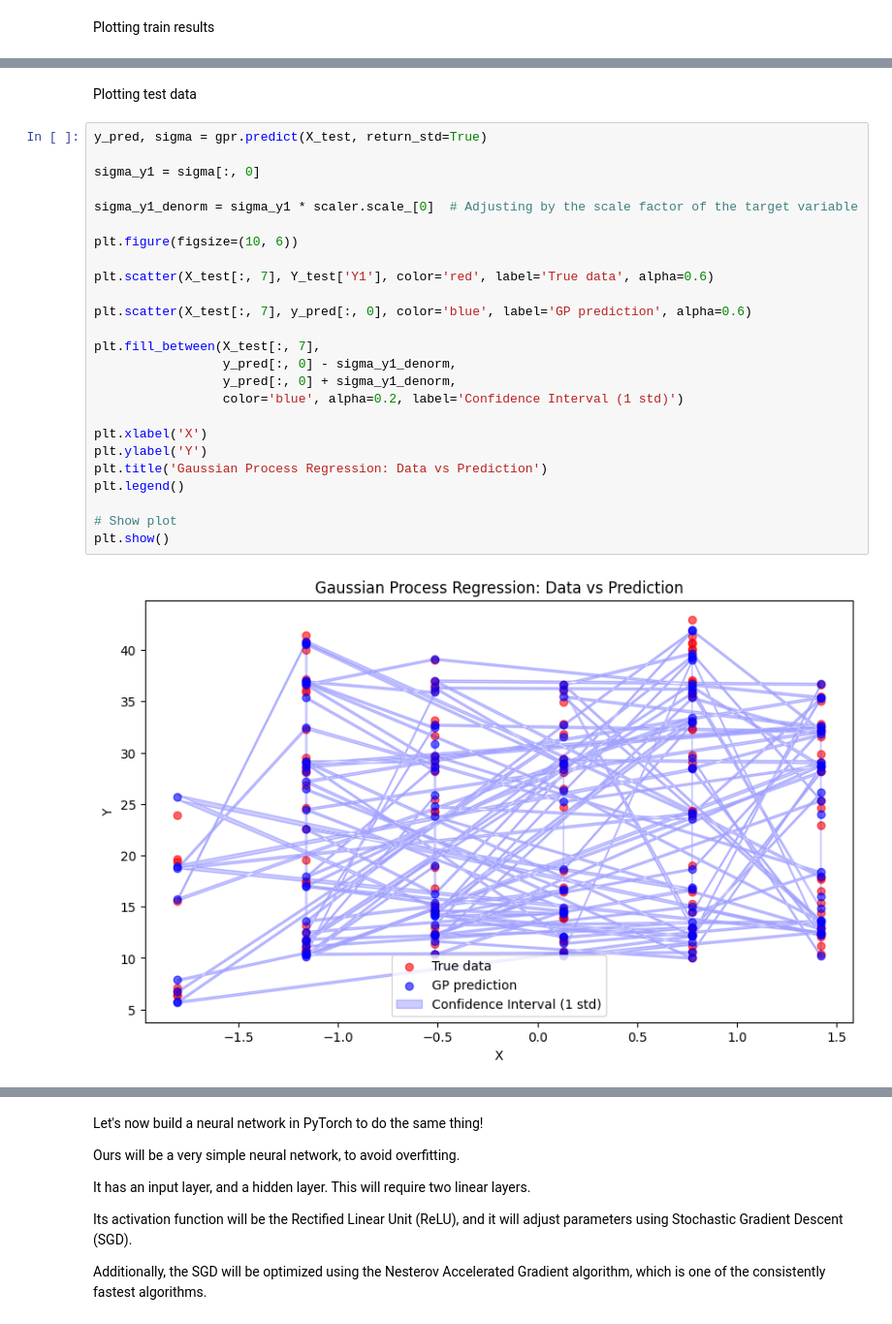
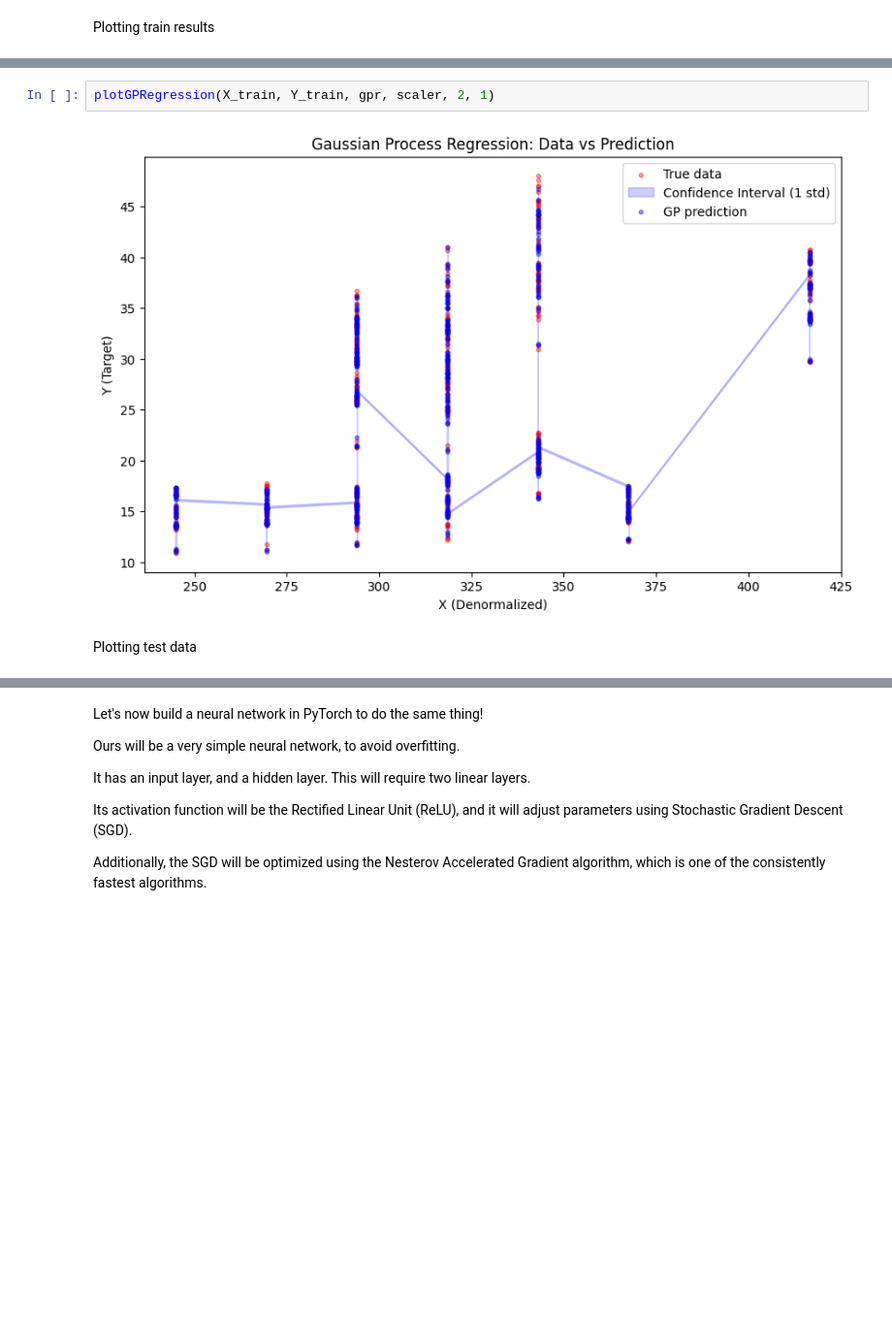
Before and after one commit to WilliamZhang20/Power-Predictor, a Jupyter notebook: GP_Power_Prediction.ipynb, the cells around one changed output, grey strips where cells are left out. Shown at 97% size. Cells and saved outputs as stored; diff of their text form; blank space fills up the shorter version.

Commit message:
improve plotting function

```diff
--- a/GP_Power_Prediction.ipynb
+++ b/GP_Power_Prediction.ipynb
@@ -205,29 +207,6 @@ plt.show()
+# %%
+plotGPRegression(X_train, Y_train, gpr, scaler, 2, 1)
+# %% [output]
+[figure, added]
 # %% [markdown]
 Plotting test data
-# %%
-y_pred, sigma = gpr.predict(X_test, return_std=True)
-
-sigma_y1 = sigma[:, 0]
-
-sigma_y1_denorm = sigma_y1 * scaler.scale_[0]  # Adjusting by the scale factor of the target variable
-
-plt.figure(figsize=(10, 6))
-
-plt.scatter(X_test[:, 7], Y_test['Y1'], color='red', label='True data', alpha=0.6)
-
-plt.scatter(X_test[:, 7], y_pred[:, 0], color='blue', label='GP prediction', alpha=0.6)
-
-plt.fill_between(X_test[:, 7],
-                 y_pred[:, 0] - sigma_y1_denorm,
-                 y_pred[:, 0] + sigma_y1_denorm,
-                 color='blue', alpha=0.2, label='Confidence Interval (1 std)')
-
-plt.xlabel('X')
-plt.ylabel('Y')
-plt.title('Gaussian Process Regression: Data vs Prediction')
-plt.legend()
-
-# Show plot
-plt.show()
-# %% [output]
-[figure, removed]
```
Also changed, not shown: parts of 2 cells of this notebook.
